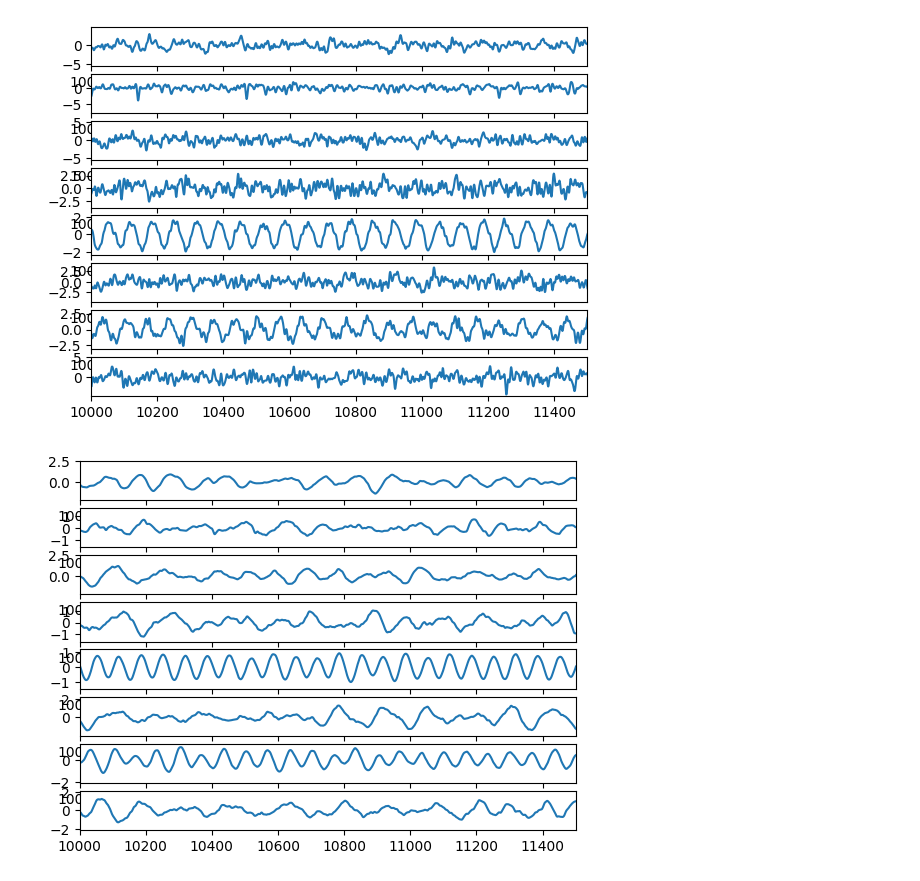
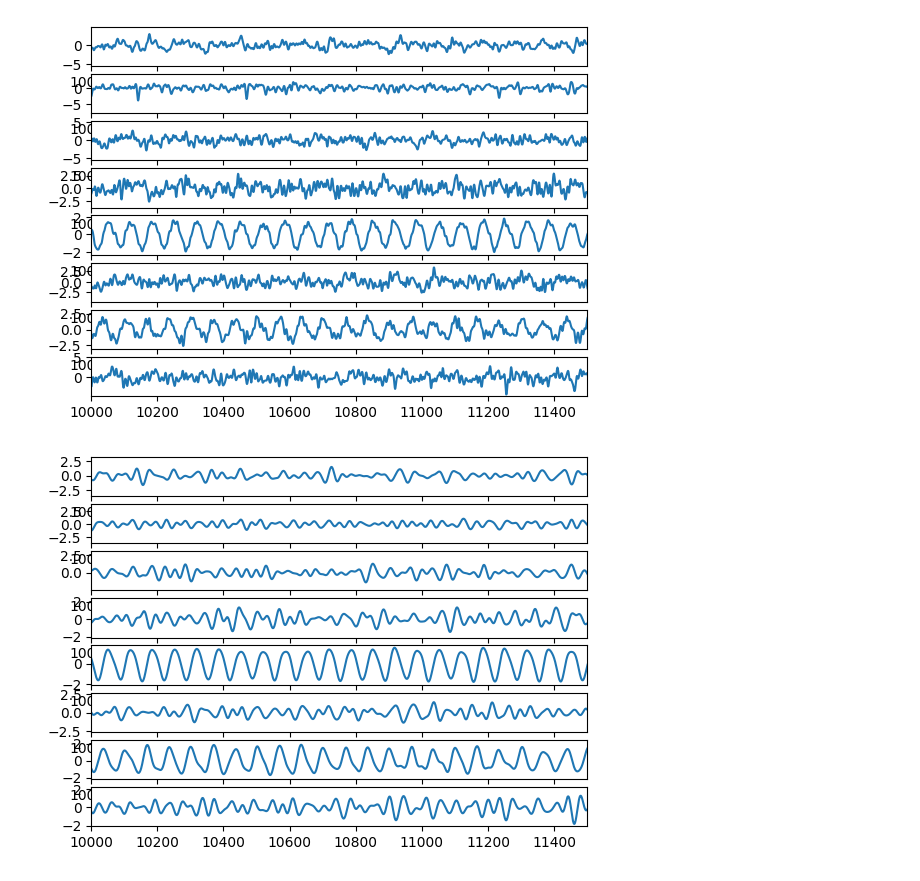
Before and after one commit to Electrum9/mlsp-project, a Jupyter notebook: ICA.ipynb, the cells around one changed output. Drawn from its saved outputs; the diff is of its cells as text; code cells hidden in the pictures.

```diff
--- a/ICA.ipynb
+++ b/ICA.ipynb
@@ -107,12 +94,13 @@ plt.show()
 # %% [output]
 [figure]
 # %%
-filtered_IC = savgol_filter(IC, 64, 2, axis=0)
+# These numbers were derived from literature somehow
+filtered_IC = butter_bandpass_filter(IC.T, lowcut=50, highcut=150, fs=4000).T
 
 fig, ax = plt.subplots(nrows=filtered_IC.shape[1]//8)
 for i in range(0, filtered_IC.shape[1]//8):
     ax[i].plot(filtered_IC[:, i])
     ax[i].set_xlim(left=10000, right=10000+1500)
 plt.show()
 # %% [output]
-[figure, old version]
+[figure, new version]
```
Also changed, not shown: parts of 4 cells of this notebook.
